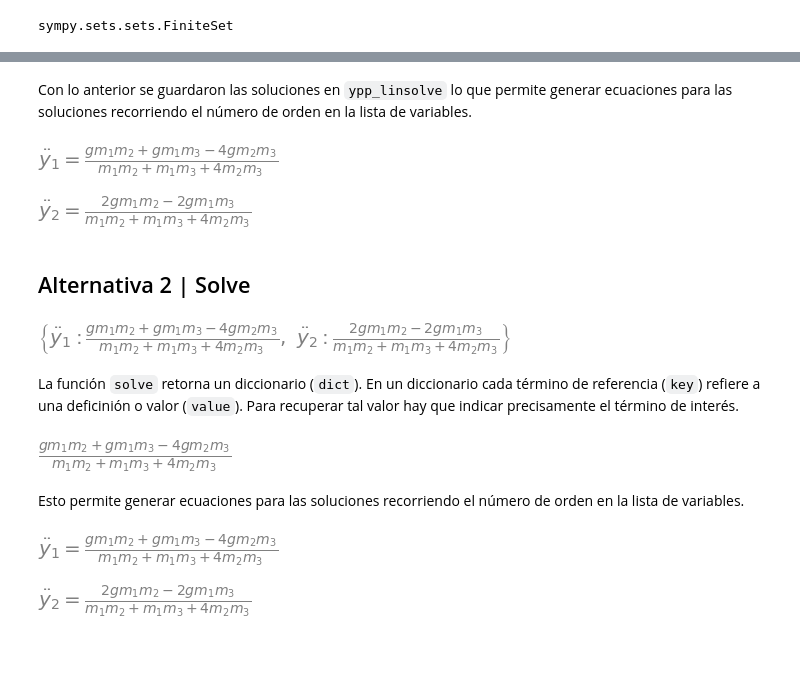
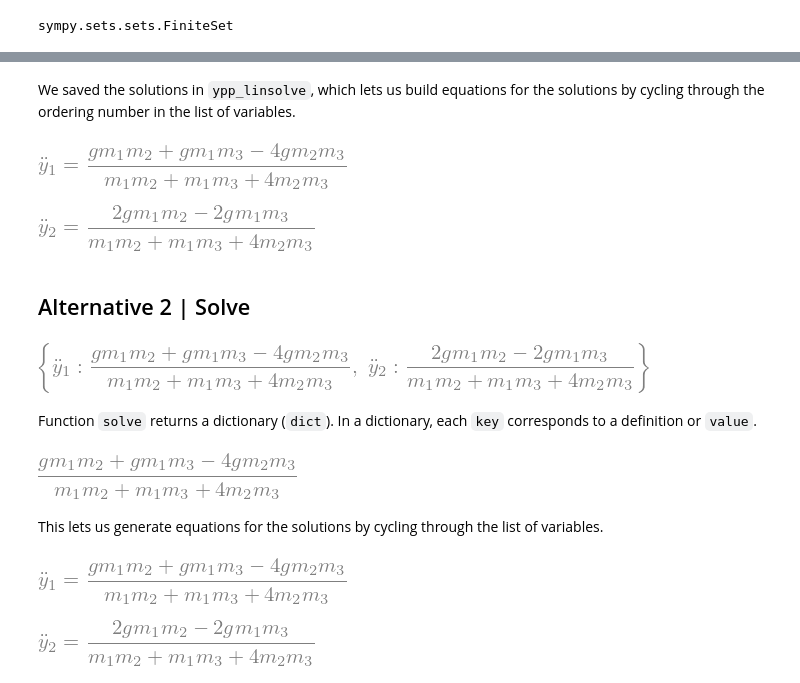
Before and after one commit to unlam/ComputationalAnalyticalMechanics, a Jupyter notebook: 04Constraints/solvingLinearSystems.ipynb, the cells around one changed output, grey strips where cells are left out. Drawn from its saved outputs; the diff is of its cells as text; code cells hidden in the pictures; blank space fills up the shorter version.

```diff
--- a/04Constraints/solvingLinearSystems.ipynb
+++ b/04Constraints/solvingLinearSystems.ipynb
@@ -23,8 +23,8 @@ t = sm.Symbol('t')
 m1, m2, m3, g = sm.symbols('m_1, m_2, m_3, g')
 y1, y2 = me.dynamicsymbols('y_1, y_2')
 # %%
-ecuación1 = sm.Eq(
+equation1 = sm.Eq(
     g* (-m1+ m2+ m3)+ m1* y1.diff(t,2)+ m2* (y1.diff(t,2)- y2.diff(t,2))+ m3* (y1.diff(t,2) + y2.diff(t,2)) ,
     0 )
-ecuación1
+equation1
 # %% [output]
@@ -32,6 +32,6 @@ ecuación1
 # %%
-ecuación2 = sm.Eq(
+equation2 = sm.Eq(
     g* (m2- m3)+ m2* (y1.diff(t,2)- y2.diff(t,2))- m3* (y1.diff(t,2) + y2.diff(t,2)) ,
     0 )
-ecuación2
+equation2
 # %% [output]
@@ -39,11 +39,11 @@ ecuación2
 # %%
-sistemaEcuaciones = [
-    ecuación1,
-    ecuación2,
-] # lista con ambas ecuaciones
+systemEquations = [
+    equation1,
+    equation2,
+] # list with both equations
 # %%
-variablesResolución = [
+variablesSolution = [
     y1.diff(t,2),
     y2.diff(t,2),
-] # lista con variables a despejar (las aceleraciones)
+] # list with variables to solve (the accelerations)
 # %% [markdown]
@@ -86,35 +85,34 @@ ypp_linsolve
 # %% [markdown]
-Con lo anterior se guardaron las soluciones en `ypp_linsolve` lo que permite generar ecuaciones para las soluciones recorriendo el número de orden en la lista de variables.
+We saved the solutions in `ypp_linsolve`, which lets us build equations for the solutions by cycling through the ordering number in the list of variables.
 # %%
-sm.Eq(variablesResolución[0], ypp_linsolve[0]) # Toma el primer elemento de la lista variablesResolución
+sm.Eq(variablesSolution[0], ypp_linsolve[0]) # Selects the first element.
 # %% [output]
-[figure, old version]
+[figure, new version]
 # %%
-sm.Eq(variablesResolución[1], ypp_linsolve[1]) # Toma el segundo elemento de la lista variablesResolución
+sm.Eq(variablesSolution[1], ypp_linsolve[1]) # Selects the second element.
 # %% [output]
-[figure, old version]
+[figure, new version]
 # %% [markdown]
-## Alternativa 2 | Solve
+## Alternative 2 | Solve
 # %%
-ypp_solve = sm.solve(sistemaEcuaciones, variablesResolución)
+ypp_solve = sm.solve(systemEquations, variablesSolution)
 ypp_solve
 # %% [output]
-[figure, old version]
+[figure, new version]
 # %% [markdown]
-La función `solve` retorna un diccionario (`dict`).
-En un diccionario cada término de referencia (`key`) refiere a una deficinión o valor (`value`).
-Para recuperar tal valor hay que indicar precisamente el término de interés.
+Function `solve` returns a dictionary (`dict`).
+In a dictionary, each `key` corresponds to a definition or `value`.
 # %%
 ypp_solve[y1.diff(t,2)]
 # %% [output]
-[figure, old version]
+[figure, new version]
 # %% [markdown]
-Esto permite generar ecuaciones para las soluciones recorriendo el número de orden en la lista de variables.
+This lets us generate equations for the solutions by cycling through the list of variables.
 # %%
-sm.Eq(variablesResolución[0], ypp_solve[variablesResolución[0]])
+sm.Eq(variablesSolution[0], ypp_solve[variablesSolution[0]])
 # %% [output]
-[figure, old version]
+[figure, new version]
 # %%
-sm.Eq(variablesResolución[1], ypp_solve[variablesResolución[1]])
+sm.Eq(variablesSolution[1], ypp_solve[variablesSolution[1]])
 # %% [output]
-[figure, old version]
+[figure, new version]
```
Also changed, not shown: parts of 17 cells of this notebook, 2 other files.
